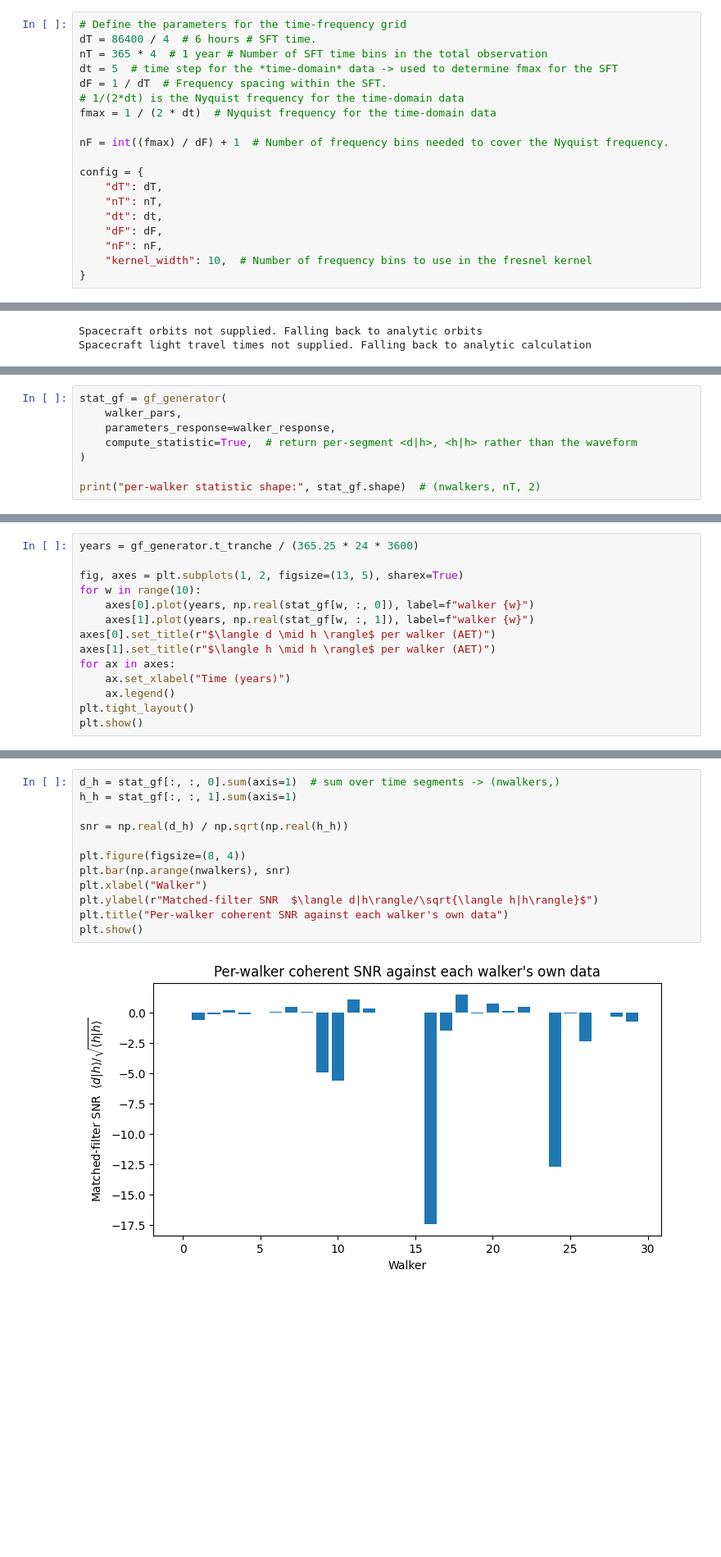
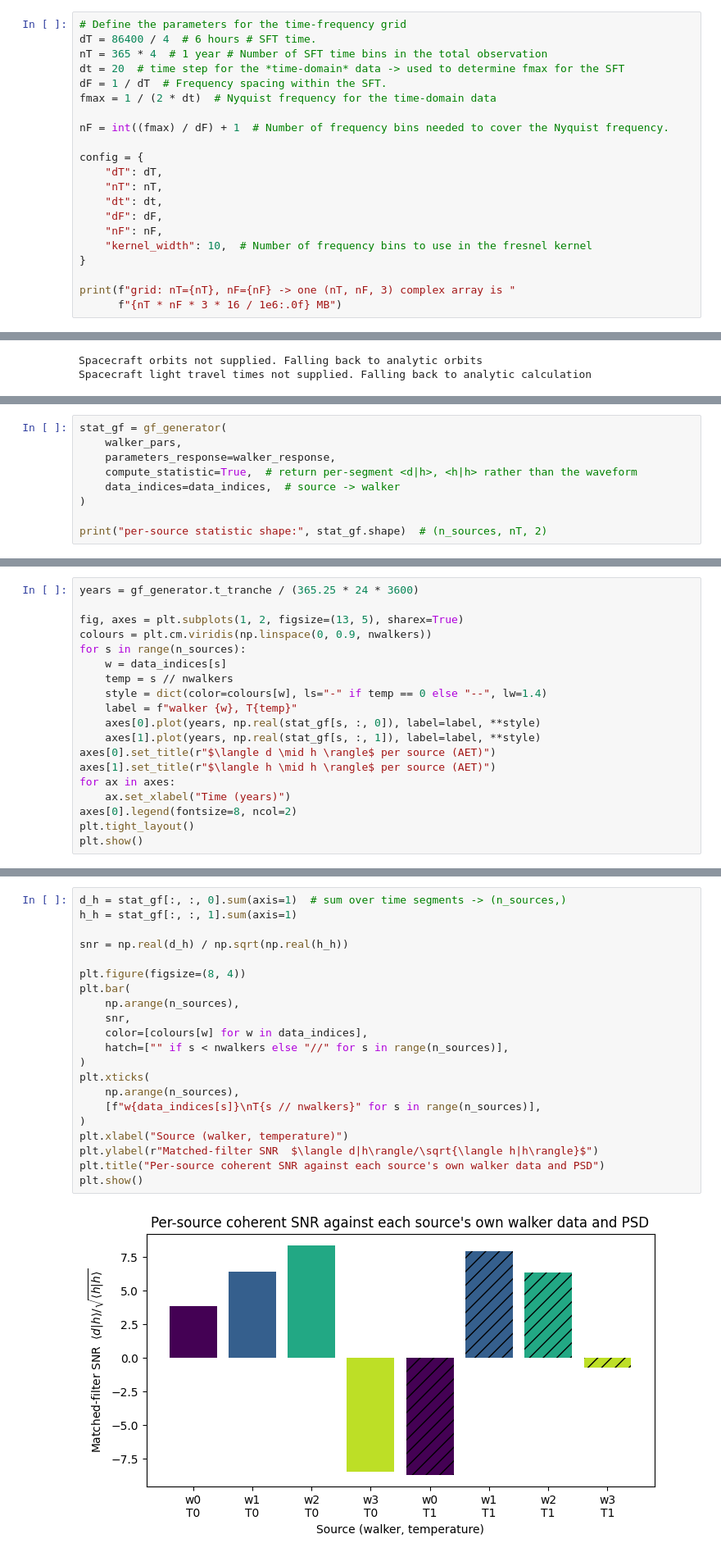
Before and after one commit to cchapmanbird/gwtf, a Jupyter notebook: examples/global_fit_walkers.ipynb, the cells around one changed output, grey strips where cells are left out. Shown at 82% size. Cells and saved outputs as stored; diff of their text form; blank space fills up the shorter version.

Commit message:
BUG: Reworked data indices now to map source parameters to one data and psd per walker

```diff
--- a/examples/global_fit_walkers.ipynb
+++ b/examples/global_fit_walkers.ipynb
@@ -23,9 +48,8 @@ The time-frequency grid is set up exactly as in the quickstart.
 # Define the parameters for the time-frequency grid
 dT = 86400 / 4  # 6 hours # SFT time.
 nT = 365 * 4  # 1 year # Number of SFT time bins in the total observation
-dt = 5  # time step for the *time-domain* data -> used to determine fmax for the SFT
+dt = 20  # time step for the *time-domain* data -> used to determine fmax for the SFT
 dF = 1 / dT  # Frequency spacing within the SFT.
-# 1/(2*dt) is the Nyquist frequency for the time-domain data
 fmax = 1 / (2 * dt)  # Nyquist frequency for the time-domain data
 
 nF = int((fmax) / dF) + 1  # Number of frequency bins needed to cover the Nyquist frequency.
@@ -38,3 +62,6 @@ config = {
     "nF": nF,
     "kernel_width": 10,  # Number of frequency bins to use in the fresnel kernel
 }
+
+print(f"grid: nT={nT}, nF={nF} -> one (nT, nF, 3) complex array is "
+      f"{nT * nF * 3 * 16 / 1e6:.0f} MB")
@@ -150,7 +240,8 @@ stat_gf = gf_generator(
     walker_pars,
     parameters_response=walker_response,
     compute_statistic=True,  # return per-segment <d|h>, <h|h> rather than the waveform
+    data_indices=data_indices,  # source -> walker
 )
 
-print("per-walker statistic shape:", stat_gf.shape)  # (nwalkers, nT, 2)
+print("per-source statistic shape:", stat_gf.shape)  # (n_sources, nT, 2)
 # %% [output]
@@ -161,14 +250,19 @@ Each walker's statistic was computed against its own data/PSD slice. Below we pl
 years = gf_generator.t_tranche / (365.25 * 24 * 3600)
 
 fig, axes = plt.subplots(1, 2, figsize=(13, 5), sharex=True)
-for w in range(10):
-    axes[0].plot(years, np.real(stat_gf[w, :, 0]), label=f"walker {w}")
-    axes[1].plot(years, np.real(stat_gf[w, :, 1]), label=f"walker {w}")
-axes[0].set_title(r"$\langle d \mid h \rangle$ per walker (AET)")
-axes[1].set_title(r"$\langle h \mid h \rangle$ per walker (AET)")
+colours = plt.cm.viridis(np.linspace(0, 0.9, nwalkers))
+for s in range(n_sources):
+    w = data_indices[s]
+    temp = s // nwalkers
+    style = dict(color=colours[w], ls="-" if temp == 0 else "--", lw=1.4)
+    label = f"walker {w}, T{temp}"
+    axes[0].plot(years, np.real(stat_gf[s, :, 0]), label=label, **style)
+    axes[1].plot(years, np.real(stat_gf[s, :, 1]), label=label, **style)
+axes[0].set_title(r"$\langle d \mid h \rangle$ per source (AET)")
+axes[1].set_title(r"$\langle h \mid h \rangle$ per source (AET)")
 for ax in axes:
     ax.set_xlabel("Time (years)")
-    ax.legend()
+axes[0].legend(fontsize=8, ncol=2)
 plt.tight_layout()
 plt.show()
 # %% [output]
@@ -178,17 +275,26 @@ A single scalar summary per walker (e.g. for a likelihood) is obtained by summin
 # %%
-d_h = stat_gf[:, :, 0].sum(axis=1)  # sum over time segments -> (nwalkers,)
+d_h = stat_gf[:, :, 0].sum(axis=1)  # sum over time segments -> (n_sources,)
 h_h = stat_gf[:, :, 1].sum(axis=1)
 
 snr = np.real(d_h) / np.sqrt(np.real(h_h))
 
 plt.figure(figsize=(8, 4))
-plt.bar(np.arange(nwalkers), snr)
-plt.xlabel("Walker")
+plt.bar(
+    np.arange(n_sources),
+    snr,
+    color=[colours[w] for w in data_indices],
+    hatch=["" if s < nwalkers else "//" for s in range(n_sources)],
+)
+plt.xticks(
+    np.arange(n_sources),
+    [f"w{data_indices[s]}\nT{s // nwalkers}" for s in range(n_sources)],
+)
+plt.xlabel("Source (walker, temperature)")
 plt.ylabel(r"Matched-filter SNR  $\langle d|h\rangle/\sqrt{\langle h|h\rangle}$")
-plt.title("Per-walker coherent SNR against each walker's own data")
+plt.title("Per-source coherent SNR against each source's own walker data and PSD")
 plt.show()
 # %% [output]
-[figure, old version]
+[figure, new version]
 # %% [markdown]
 ## Passing per-walker data at call time
 
```
Also changed, not shown: parts of 27 cells of this notebook, 2 other files.
